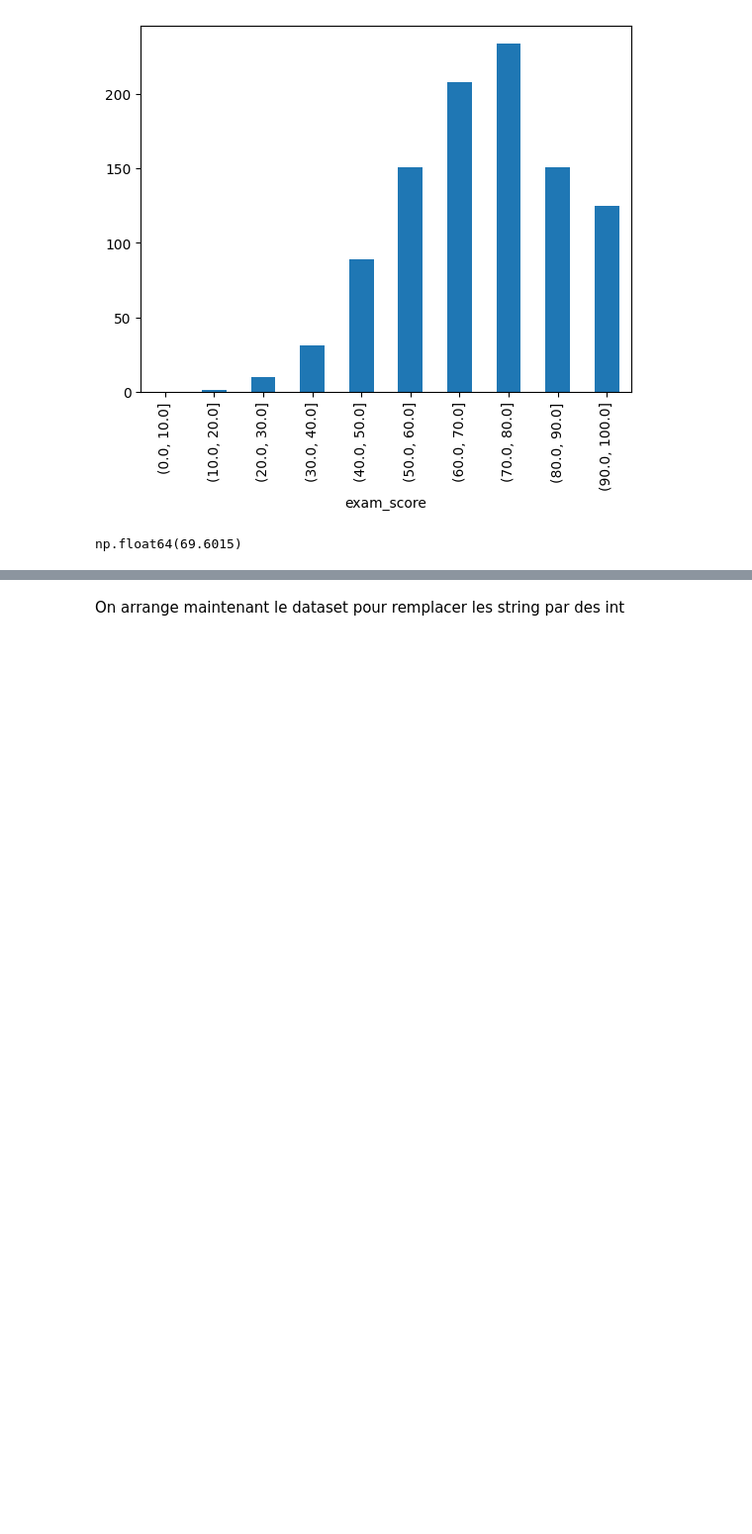
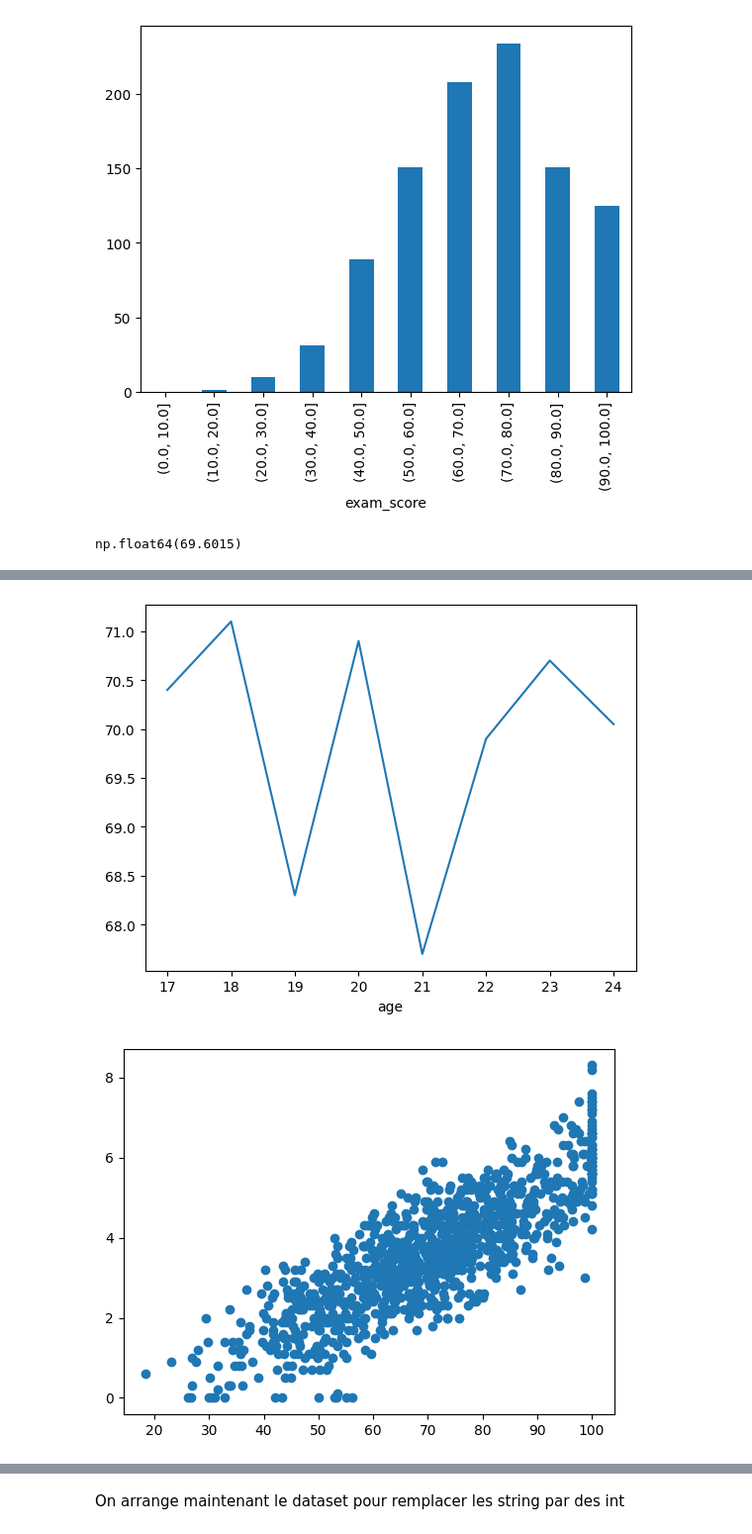
Before and after one commit to EnterN1me/InsaMachineLearningCourse, a Jupyter notebook: main.ipynb, the cells around one changed output, grey strips where cells are left out. Shown at 99% size. Saved outputs shown, nothing was run; the diff lists cells and outputs as text; code cells hidden in the pictures; blank space fills up the shorter version.

```diff
--- a/main.ipynb
+++ b/main.ipynb
@@ -68,0 +72,16 @@ plt.show()
+# %%
+dataset.groupby("age")["exam_score"].median().plot()
+plt.show()
+plt.scatter(dataset["exam_score"],dataset["study_hours_per_day"])
+plt.show()
+plt.scatter(dataset["exam_score"],dataset["netflix_hours"])
+plt.show()
+plt.scatter(dataset["exam_score"],dataset["social_media_hours"])
+plt.show()
+plt.scatter(dataset["exam_score"],dataset["attendance_percentage"])
+plt.show()
+plt.scatter(dataset["exam_score"],dataset[""])
+plt.show()
+# %% [output]
+[figure, added]
+[figure, added]
```
Also changed, not shown: parts of 6 cells of this notebook.
